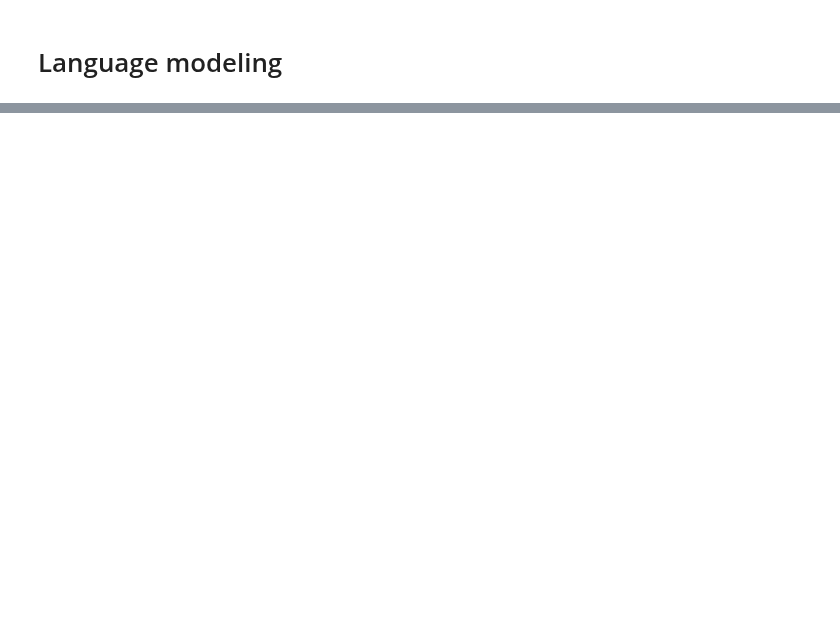
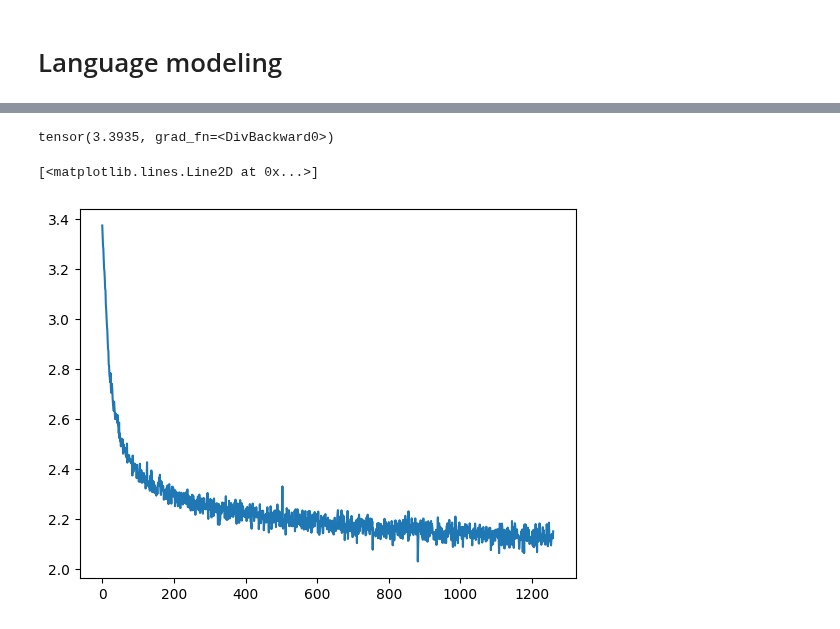
Before and after one commit to jdasam/aat3020, a Jupyter notebook: notebooks/3_Language_modeling.ipynb, the cells around one changed output, grey strips where cells are left out. Saved outputs shown, nothing was run; the diff lists cells and outputs as text; code cells hidden in the pictures; blank space fills up the shorter version.

Commit message:
after recording

```diff
--- a/notebooks/3_Language_modeling.ipynb
+++ b/notebooks/3_Language_modeling.ipynb
@@ -30,0 +289,4 @@ txt_string = read_txt('names.txt')
+# %%
+dataloader = torch.utils.data.DataLoader(dataset, batch_size=256, collate_fn=pad_collate, shuffle=True)
+batch = next(iter(dataloader))
+batch
@@ -30,0 +321,73 @@ txt_string = read_txt('names.txt')
+# %%
+x = batch[0]
+input_x = x[:-1]
+print(input_x)
+target_x = x[1:]
+print(target_x)
+
+pred = model(input_x)
+print(pred)
+
+prob = torch.log_softmax(pred, dim=-1)
+print(prob)
+prob_of_target = prob[torch.arange(len(target_x)), target_x]
+print(prob_of_target)
+negative_log_likelihood = -prob_of_target
+negative_log_likelihood
+# %%
+# Train the model
+# first, define the loss function
+
+def get_nll_loss(pred, target):
+  # pred : N x T x V (vocab_size)
+  # target: N x T
+  if pred.ndim==3:
+    pred = pred.flatten(0, 1) # convert N x T x V -> (N x T) x V
+  if target.ndim==2:
+    target = target.flatten()
+
+  prob = torch.log_softmax(pred, dim=-1)
+
+
+  prob_of_target = prob[torch.arange(len(target)), target]
+  is_not_padded = target != 0
+  is_not_padded = is_not_padded.to(pred.device)
+
+  nll = -(prob_of_target * is_not_padded).sum() / sum(is_not_padded)
+
+  return nll
+
+model.cpu()
+pred = model(batch[:, :-1]) # we don't have to feed last token, because there is no more token left to predict
+target = batch[:, 1:] # shift one time step
+
+get_nll_loss(pred, target)
+# %% [output]
+tensor(3.3935, grad_fn=<DivBackward0>)
+# %%
+from tqdm.auto import tqdm
+
+model = RNNLanguageModel(dataset.vocab_size, i_dim=32, h_dim=64)
+optimizer = torch.optim.Adam(model.parameters(), lr=1e-3)
+
+n_epoch = 10
+dev = 'cuda'
+
+loss_record = []
+model.to(dev)
+
+for epoch in tqdm(range(n_epoch)):
+  for batch in dataloader:
+    pred = model(batch[:, :-1].to(dev)) # we don't have to feed last token, because there is no more token left to predict
+    target = batch[:, 1:] # shift one time step
+
+    loss = get_nll_loss(pred, target)
+    loss.backward()
+    optimizer.step()
+    optimizer.zero_grad()
+    loss_record.append(loss.item())
+# %%
+plt.plot(loss_record)
+# %% [output]
+[<matplotlib.lines.Line2D at 0x...>]
+[figure, added]
```
Also changed, not shown: parts of 19 cells of this notebook.
